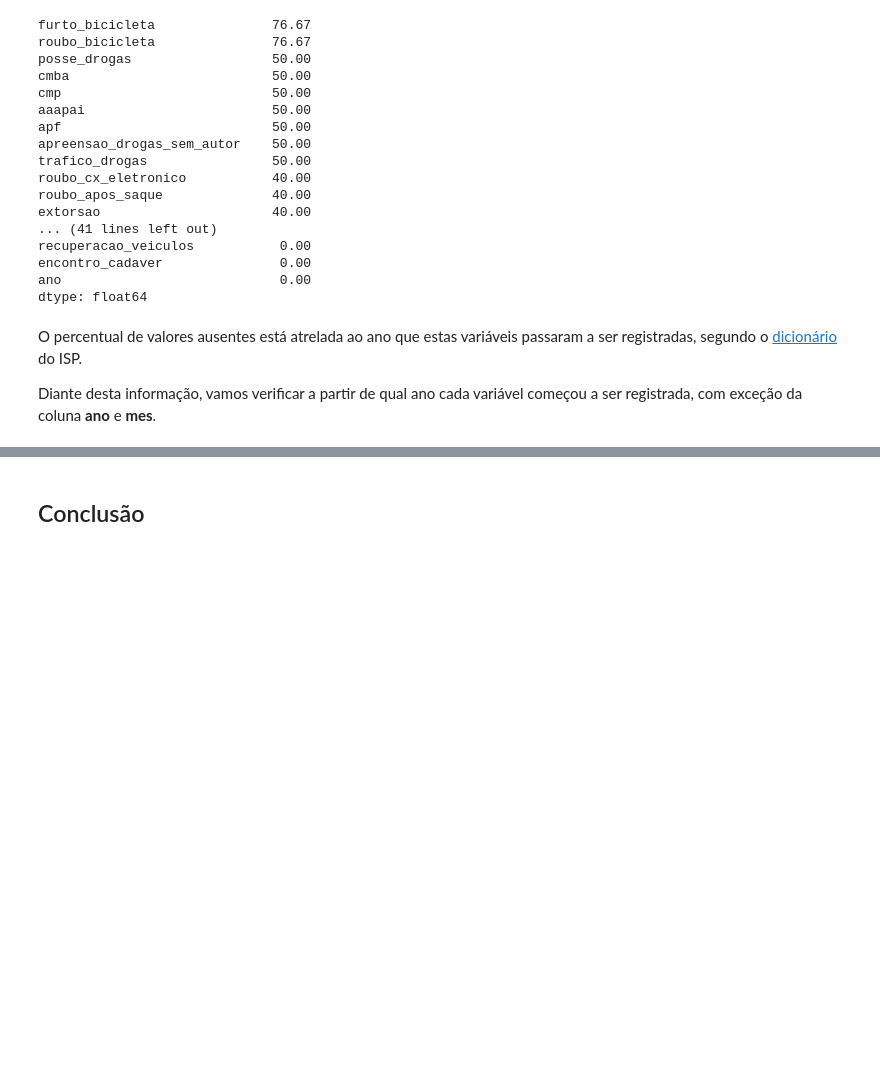
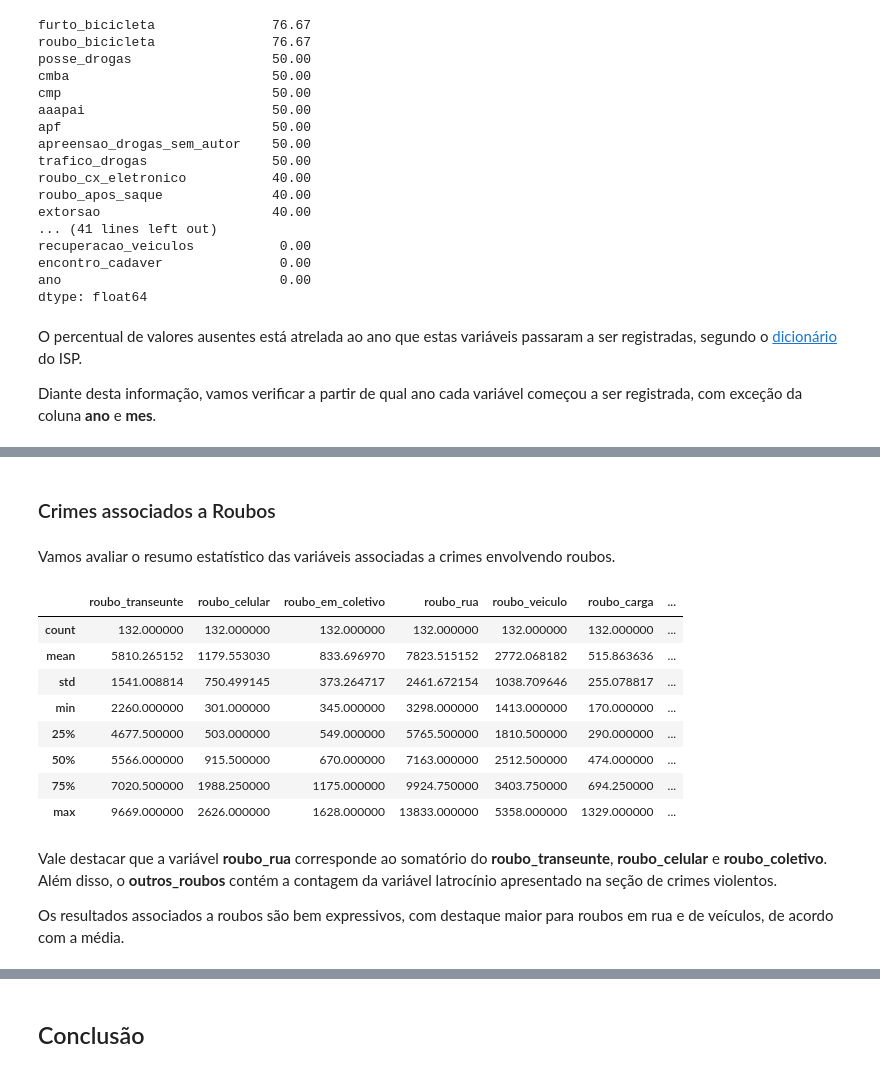
Before and after one commit to fabiocceruti/Analise_Violencia_Rio_de_Janeiro, a Jupyter notebook: Analisando_a_Violência_no_Rio_de_Janeiro.ipynb, the cells around one changed output, grey strips where cells are left out. Saved outputs shown, nothing was run; the diff lists cells and outputs as text; code cells hidden in the pictures; blank space fills up the shorter version.

```diff
--- a/Analisando_a_Violência_no_Rio_de_Janeiro.ipynb
+++ b/Analisando_a_Violência_no_Rio_de_Janeiro.ipynb
@@ -424,0 +622,21 @@ O resultado mostra uma evolução bastante positiva em relação aos crimes asso
+# %% [markdown]
+### Crimes associados a Roubos
+# %% [markdown]
+Vamos avaliar o resumo estatístico das variáveis associadas a crimes envolvendo roubos.
+# %%
+#Imprimir o resumo estatístico das variáveis describe.
+df_corte_2010[crimes_roubos].describe()
+# %% [output]
+|  | roubo_transeunte | roubo_celular | roubo_em_coletivo | roubo_rua | roubo_veiculo | roubo_carga | ... |
+| count | 132.000000 | 132.000000 | 132.000000 | 132.000000 | 132.000000 | 132.000000 | ... |
+| mean | 5810.265152 | 1179.553030 | 833.696970 | 7823.515152 | 2772.068182 | 515.863636 | ... |
+| std | 1541.008814 | 750.499145 | 373.264717 | 2461.672154 | 1038.709646 | 255.078817 | ... |
+| min | 2260.000000 | 301.000000 | 345.000000 | 3298.000000 | 1413.000000 | 170.000000 | ... |
+| 25% | 4677.500000 | 503.000000 | 549.000000 | 5765.500000 | 1810.500000 | 290.000000 | ... |
+| 50% | 5566.000000 | 915.500000 | 670.000000 | 7163.000000 | 2512.500000 | 474.000000 | ... |
+| 75% | 7020.500000 | 1988.250000 | 1175.000000 | 9924.750000 | 3403.750000 | 694.250000 | ... |
+| max | 9669.000000 | 2626.000000 | 1628.000000 | 13833.000000 | 5358.000000 | 1329.000000 | ... |
+# %% [markdown]
+Vale destacar que a variável **roubo_rua** corresponde ao somatório do **roubo_transeunte**, **roubo_celular** e **roubo_coletivo**. Além disso, o **outros_roubos** contém a contagem da variável latrocínio apresentado na seção de crimes violentos.
+
+Os resultados associados a roubos são bem expressivos, com destaque maior para roubos em rua e de veículos, de acordo com a média.
```
Also changed, not shown: parts of 64 cells of this notebook.
